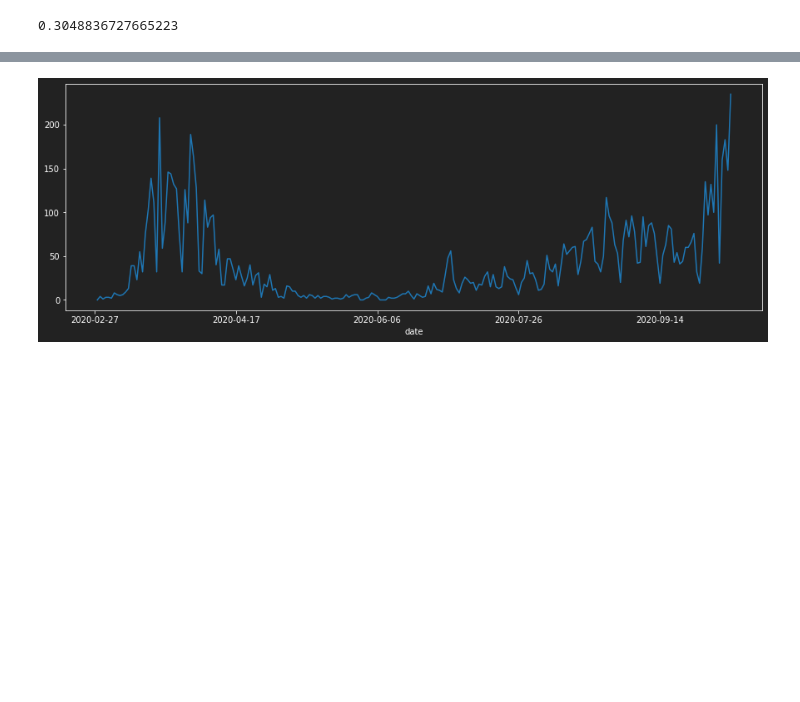
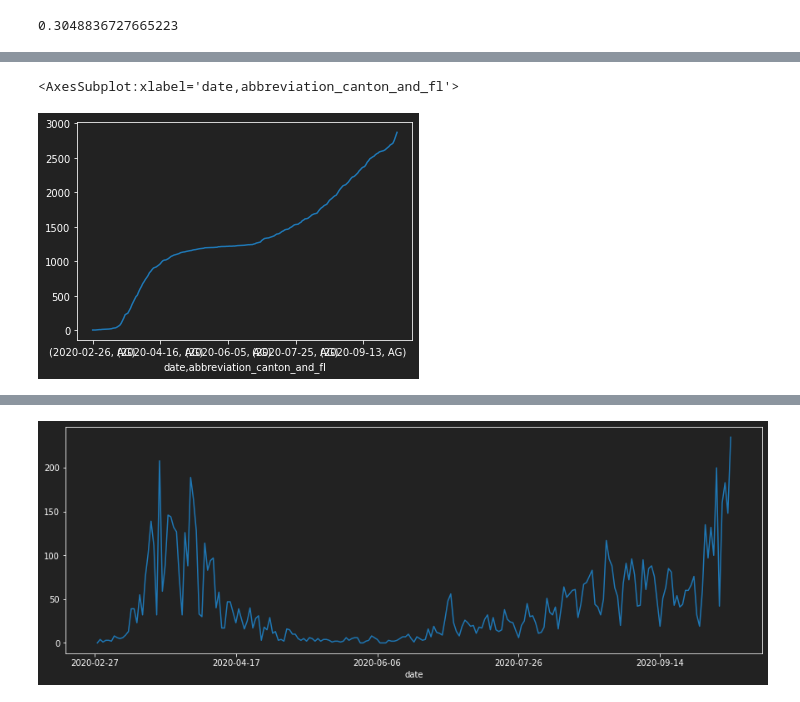
Before and after one commit to andstein/covid, a Jupyter notebook: inputs/notebook.ipynb, the cells around one changed output, grey strips where cells are left out. Saved outputs shown, nothing was run; the diff lists cells and outputs as text; code cells hidden in the pictures; blank space fills up the shorter version.

```diff
--- a/inputs/notebook.ipynb
+++ b/inputs/notebook.ipynb
@@ -235,0 +234,6 @@ df.tail()
+# %%
+ddf = df.set_index(['date', 'abbreviation_canton_and_fl']).loc[
+    :, ['ncumul_conf', 'ncumul_deceased', 'ncumul_released']].rename(
+    columns=dict(ncumul_conf='confirmed', ncumul_deceased='deaths', ncumul_released='recovered')
+)
+ddf.unstack().tail()
@@ -235,0 +268,5 @@ df.tail()
+# %%
+ddf.loc[(slice(None), ('AG',)), 'confirmed'].plot()
+# %% [output]
+<AxesSubplot:xlabel='date,abbreviation_canton_and_fl'>
+[figure, added]
```
Also changed, not shown: parts of 13 cells of this notebook, 6 other files.
